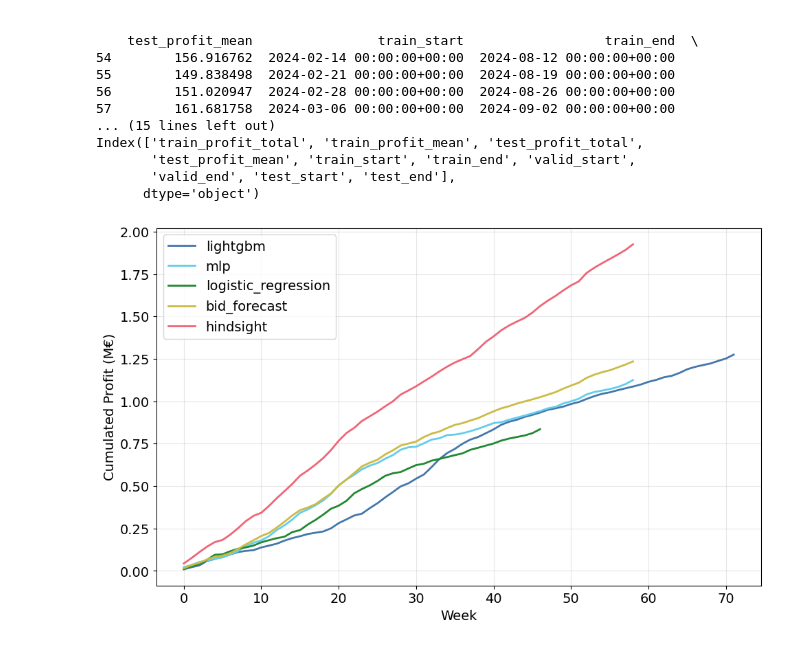
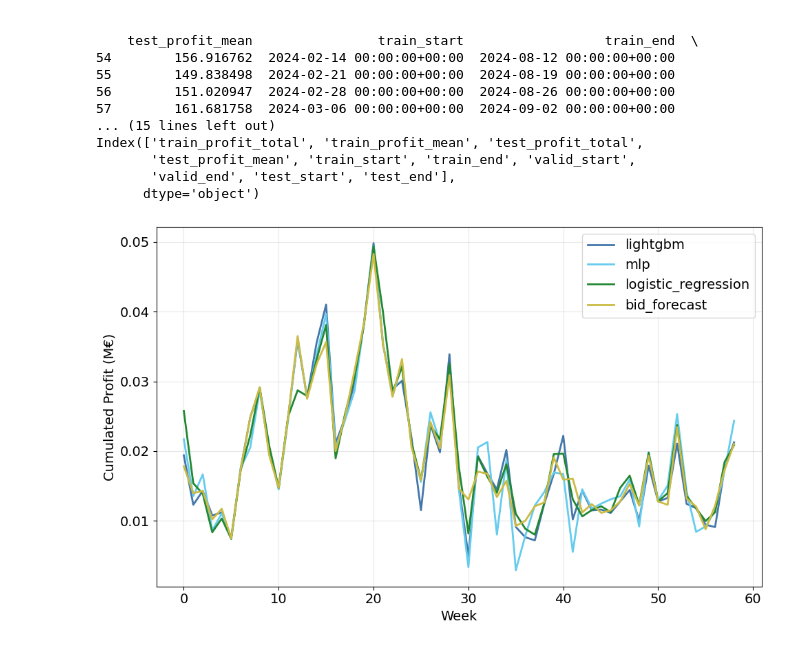
Before and after one commit to yahei-DTU/day_ahead_v2, a Jupyter notebook: notebooks/profit_plots.ipynb, the cells around one changed output. Cells and saved outputs as stored; diff of their text form; code cells hidden in the pictures.

```diff
--- a/notebooks/profit_plots.ipynb
+++ b/notebooks/profit_plots.ipynb
@@ -40,14 +40,16 @@ Index(['train_profit_total', 'train_profit_mean', 'test_profit_total',
 # %%
 plt.figure()
 
 for i, m in enumerate(model):
-    plt.plot(data[m]["test_profit_total"].cumsum() / 1e6, label=m, linewidth=2, color=list_colors[i])
+    if m in ["hindsight"]:
+        continue
+    plt.plot(data[m]["test_profit_total"] / 1e6, label=m, linewidth=2, color=list_colors[i])
 
 plt.xlabel("Week")
 plt.ylabel("Cumulated Profit (M€)")
 plt.legend()
 plt.grid(True, alpha=0.3)
 plt.tight_layout()
 plt.show()
 # %% [output]
-[figure, old version]
+[figure, new version]
```
Also changed, not shown: parts of 4 cells of this notebook, 23 other files.
